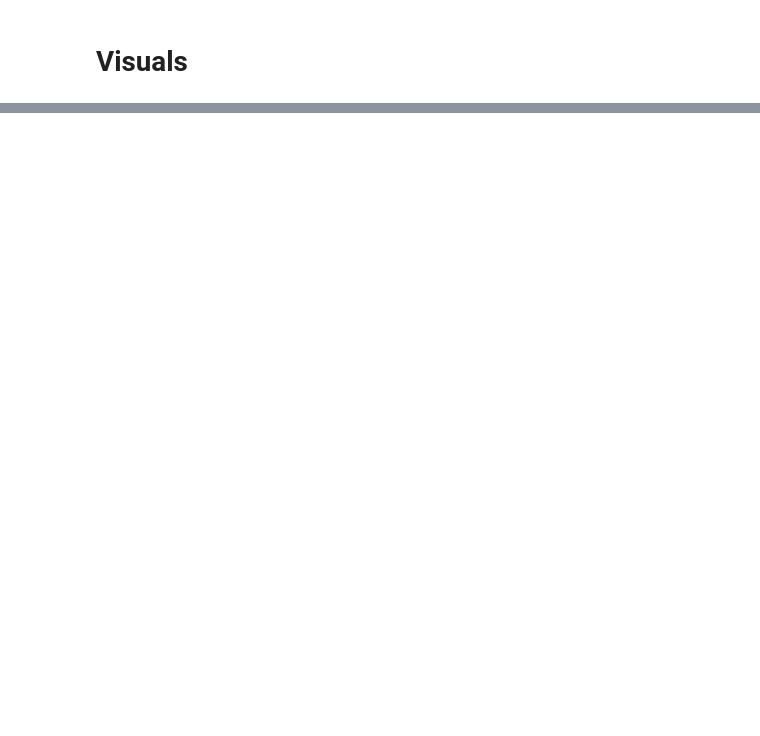
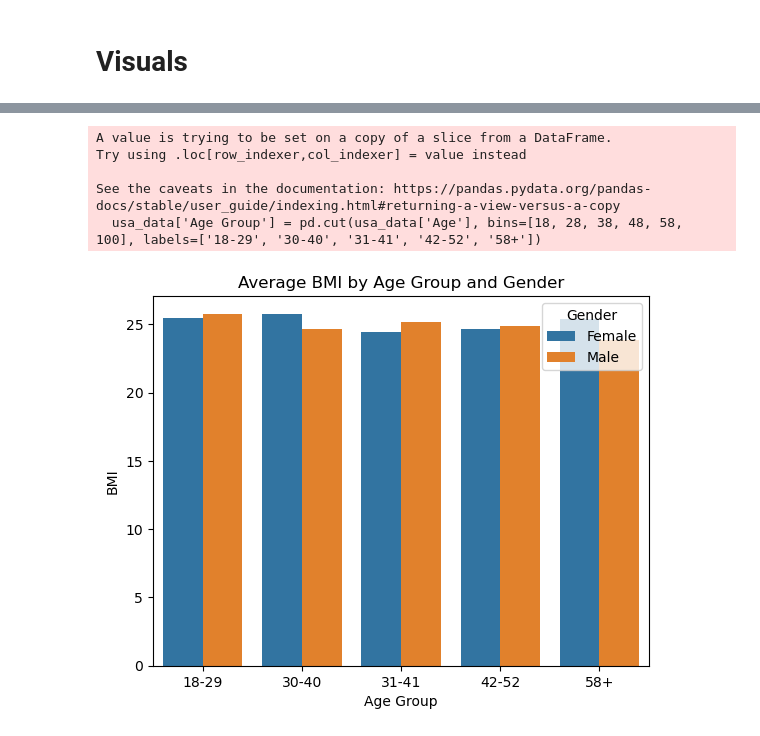
Before and after one commit to DmanDSR/Week_3_Project, a Jupyter notebook: main.ipynb, the cells around one changed output, grey strips where cells are left out. Drawn from its saved outputs; the diff is of its cells as text; code cells hidden in the pictures; blank space fills up the shorter version.

Commit message:
visuals 1

```diff
--- a/main.ipynb
+++ b/main.ipynb
@@ -347,0 +379,19 @@ usa_data
+# %%
+
+usa_data['Age Group'] = pd.cut(usa_data['Age'], bins=[18, 28, 38, 48, 58, 100], labels=['18-29', '30-40', '31-41', '42-52', '58+'])
+
+# Calculate the average BMI for each gender within each age group
+grouped = usa_data.groupby(['Age Group', 'Gender'])['BMI'].mean().reset_index()
+
+# Create a grouped bar chart
+sns.barplot(x='Age Group', y='BMI', hue='Gender', data=grouped)
+plt.title('Average BMI by Age Group and Gender')
+plt.ylabel('BMI')
+plt.show()
+# %% [output]
+A value is trying to be set on a copy of a slice from a DataFrame.
+Try using .loc[row_indexer,col_indexer] = value instead
+
+See the caveats in the documentation: https://pandas.pydata.org/pandas-docs/stable/user_guide/indexing.html#returning-a-view-versus-a-copy
+  usa_data['Age Group'] = pd.cut(usa_data['Age'], bins=[18, 28, 38, 48, 58, 100], labels=['18-29', '30-40', '31-41', '42-52', '58+'])
+[figure, added]
```
Also changed, not shown: parts of 7 cells of this notebook.
